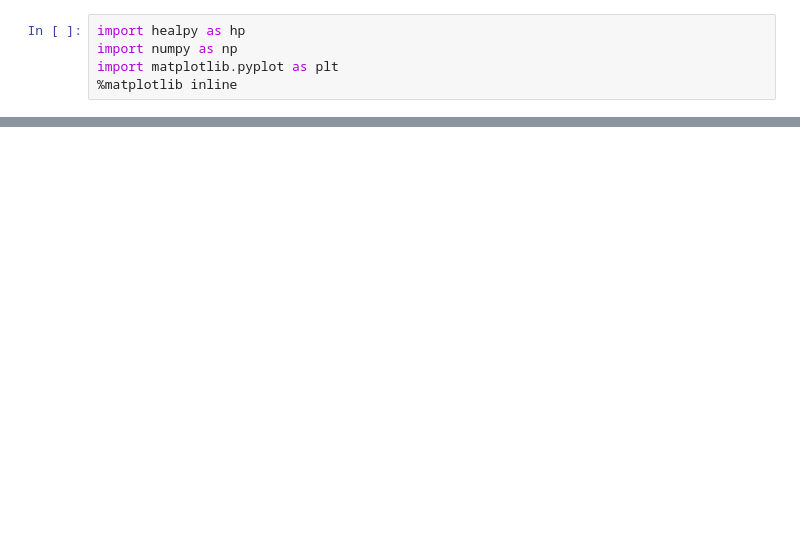
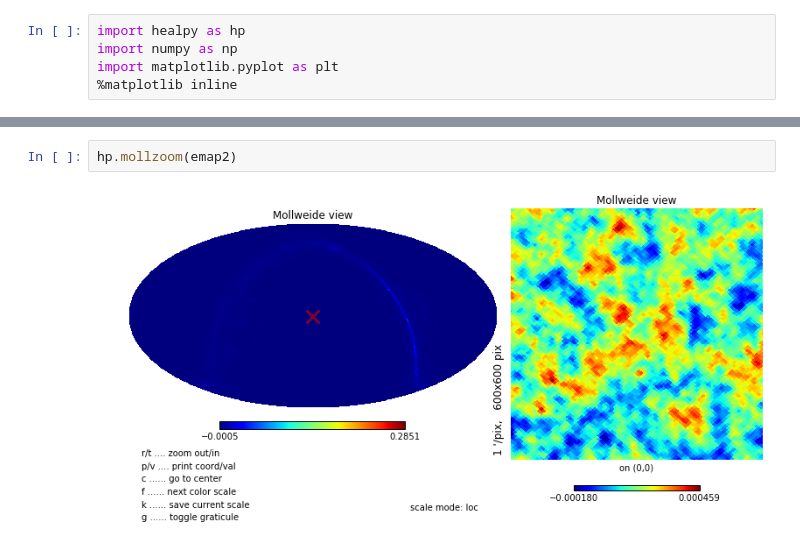
Before and after one commit to csheehy/decorr, a Jupyter notebook: G2Erot.ipynb, the cells around one changed output, grey strips where cells are left out. Cells and saved outputs as stored; diff of their text form; blank space fills up the shorter version.

```diff
--- a/G2Erot.ipynb
+++ b/G2Erot.ipynb
@@ -67,0 +78,4 @@ Sigma is 0.000000 arcmin (0.000000 rad)
+# %%
+hp.mollzoom(emap2)
+# %% [output]
+[figure, added]
```
Also changed, not shown: parts of 6 cells of this notebook, 2 other files.
